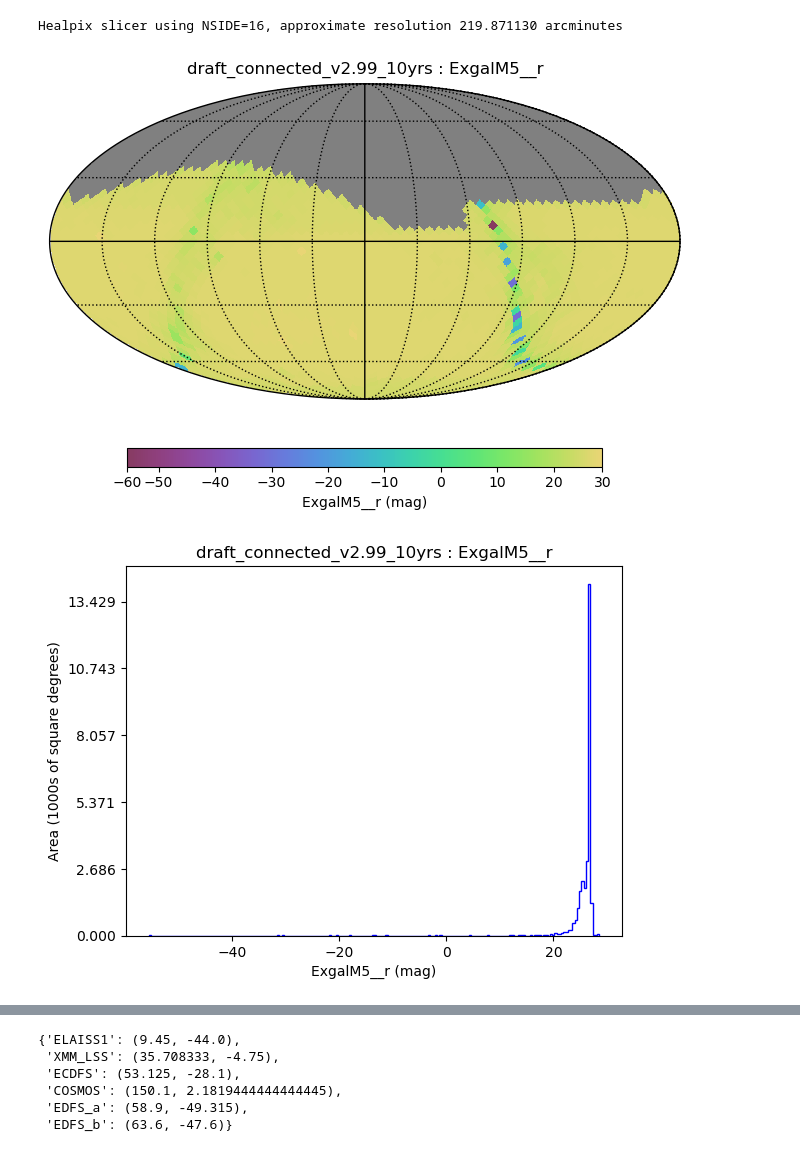
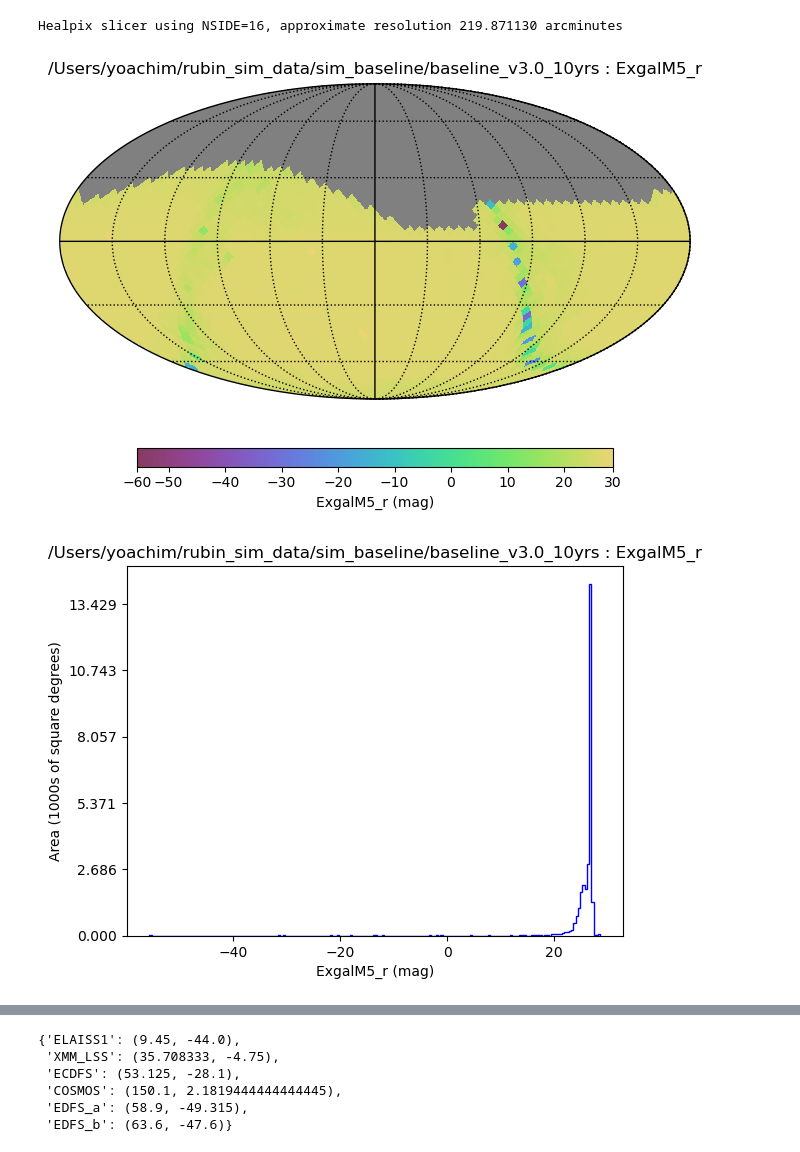
Before and after one commit to yoachim/22_Scratch, a Jupyter notebook: maf_quickstart/maf_pz_quickstart.ipynb, the cells around one changed output, grey strips where cells are left out. Drawn from its saved outputs; the diff is of its cells as text; code cells hidden in the pictures.

```diff
--- a/maf_quickstart/maf_pz_quickstart.ipynb
+++ b/maf_quickstart/maf_pz_quickstart.ipynb
@@ -10,7 +11,8 @@ import healpy as hp
 # Need a database to work on. You can grab this one from:
 # http://astro-lsst-01.astro.washington.edu:8080/fbs_db/fbs_2.99/draft/draft_connected_v2.99_10yrs.db
 
-filename = 'draft_connected_v2.99_10yrs.db'
+# or just use the baseline that comes with rubin_sim
+filename = get_baseline()
 run_name = filename.replace('.db', '')
 # %%
 # Let's make a metric that computes the coadded depth in all filters, applies dust extinction
@@ -101,20 +103,20 @@ class ExgalCoadding(maf.BaseMetric):
 # %%
 # Iterate over the whole sky. set useCache=False because we care about dust.
 # nside=16 for speed.
-slicer = maf.HealpixSlicer(nside=16, useCache=False)
+slicer = maf.HealpixSlicer(nside=16, use_cache=False)
 metric = ExgalCoadding()
 # Select all visits. Here is where you could do "filter='i'" or "night < 365"
 sql = ''
 
-bundle_list = [maf.MetricBundle(metric, slicer, sql, runName=run_name)]
-bundle_dict = maf.makeBundlesDictFromList(bundle_list)
+bundle_list = [maf.MetricBundle(metric, slicer, sql, run_name=run_name)]
+bundle_dict = maf.make_bundles_dict_from_list(bundle_list)
 # %% [output]
 Healpix slicer using NSIDE=16, approximate resolution 219.871130 arcminutes
 # %%
-bg = maf.MetricBundleGroup(bundle_dict, filename, outDir='temp',resultsDb=None)
+bg = maf.MetricBundleGroup(bundle_dict, filename, out_dir='temp',results_db=None)
 # %%
-bg.runAll()
-bg.plotAll(closefigs=False)
+bg.run_all()
+bg.plot_all(closefigs=False)
 # %% [output]
-[figure, old version]
+[figure, new version]
-[figure, old version]
+[figure, new version]
```
Also changed, not shown: parts of 10 cells of this notebook.
